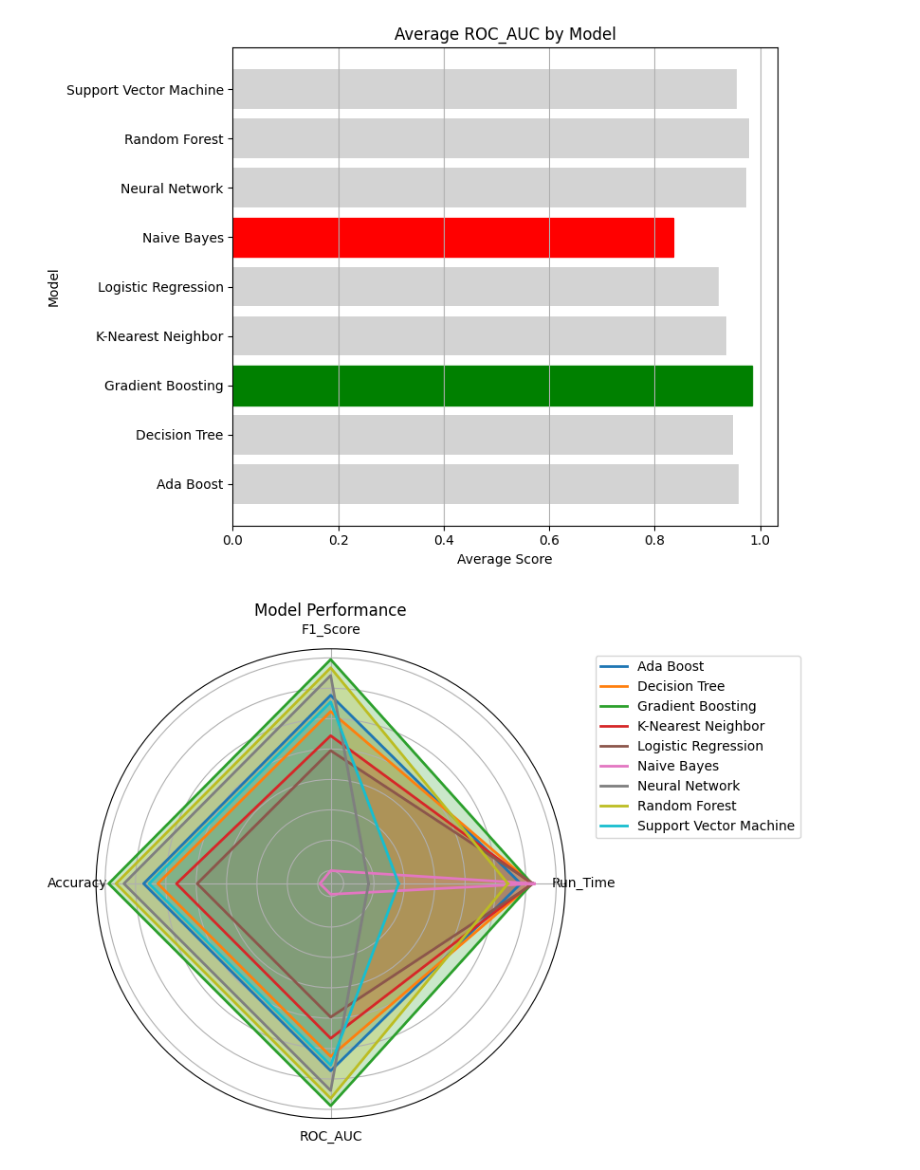
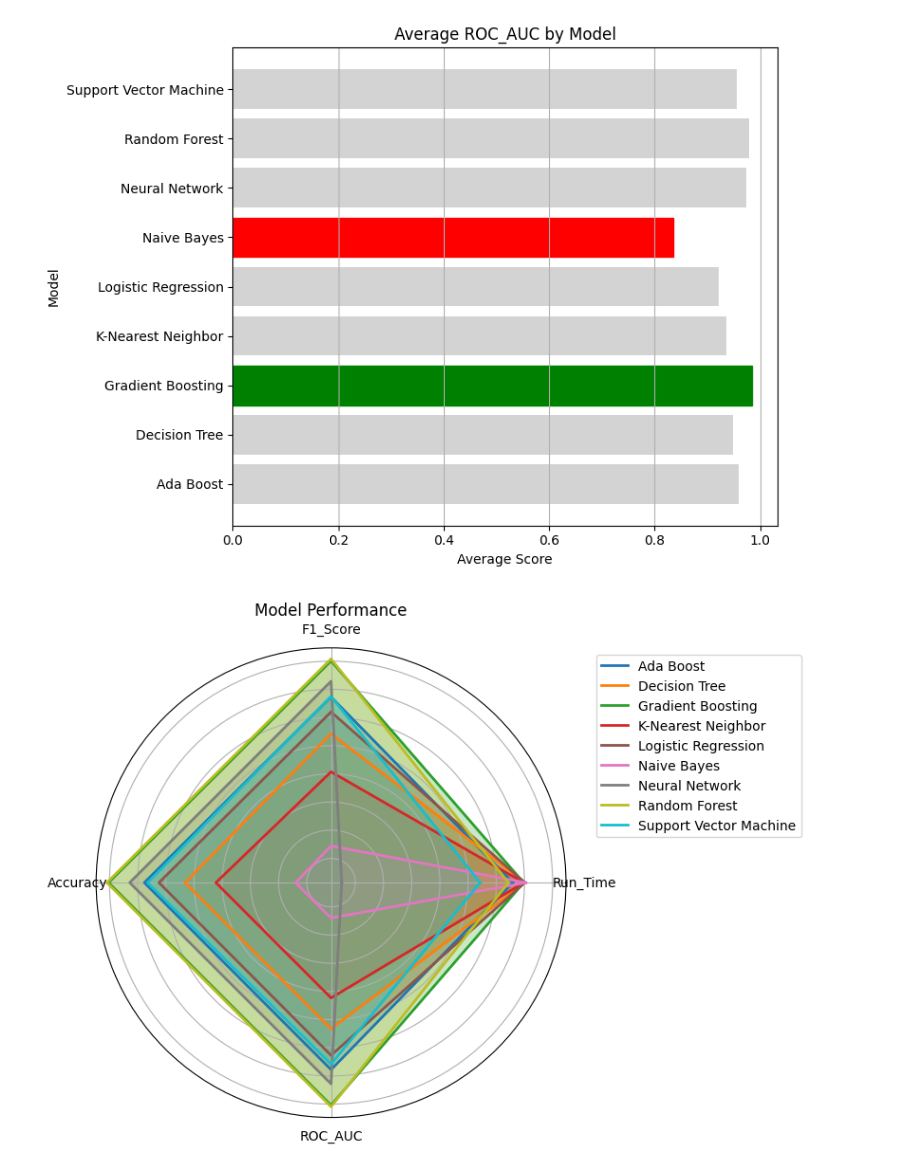
Before and after one commit to bear-revels/customer_churn, a Jupyter notebook: EDA/classification_EDA.ipynb, the cells around one changed output. Drawn from its saved outputs; the diff is of its cells as text; code cells hidden in the pictures.

```diff
--- a/EDA/classification_EDA.ipynb
+++ b/EDA/classification_EDA.ipynb
@@ -257,44 +257,47 @@ import matplotlib.pyplot as plt
 import numpy as np
 from sklearn.preprocessing import StandardScaler
 
+# Sort the dataframe by 'Execution_Date' within each group of models
+event_log_sorted = event_log.sort_values(by=['Model', 'Execution_Date'], ascending=[True, False])
+
+# Group by model and select the most recent row for each model
+most_recent_scores = event_log_sorted.groupby('Model').first()
+
 # Define numeric columns
 numeric_columns = ['Run_Time', 'F1_Score', 'Accuracy', 'ROC_AUC']
 
-# Group by model and calculate the mean of numeric columns
-model_performance = event_log.groupby('Model')[numeric_columns].mean()
-
 # Invert the run time values
-model_performance['Run_Time'] *= -1
+most_recent_scores['Run_Time'] *= -1
 
 # Standard scale the data
 scaler = StandardScaler()
-model_performance_scaled = scaler.fit_transform(model_performance)
+model_performance_scaled = scaler.fit_transform(most_recent_scores[numeric_columns])
 
 # Define colors for each model
-colors = plt.cm.tab10(np.linspace(0, 1, len(model_performance)))
+colors = plt.cm.tab10(np.linspace(0, 1, len(most_recent_scores)))
 
 # Plotting spider chart
 plt.figure(figsize=(8, 6))
 for i, model in enumerate(model_performance_scaled):
     # Calculate angles for each axis
     angles = np.linspace(0, 2 * np.pi, len(numeric_columns), endpoint=False).tolist()
     angles += angles[:1]  # Close the plot
 
     # Adjust model array to match dimensions of angles array
     model = np.concatenate((model, [model[0]]))  # Add first element to the end to close the plot
 
     # Plot each axis of the radar chart
     ax = plt.subplot(111, polar=True)
     ax.fill(angles, model, color=colors[i], alpha=0.25)
-    ax.plot(angles, model, color=colors[i], linewidth=2, label=model_performance.index[i])
+    ax.plot(angles, model, color=colors[i], linewidth=2, label=most_recent_scores.index[i])
     ax.set_yticklabels([])
     ax.set_xticks(angles[:-1])
     ax.set_xticklabels(numeric_columns)
     ax.yaxis.grid(True)
 
 plt.title('Model Performance')
 plt.legend(loc='upper left', bbox_to_anchor=(1.05, 1))
 plt.tight_layout()
 plt.show()
 # %% [output]
-[figure, old version]
+[figure, new version]
```
Also changed, not shown: parts of 1 cell of this notebook, 1 other file.
